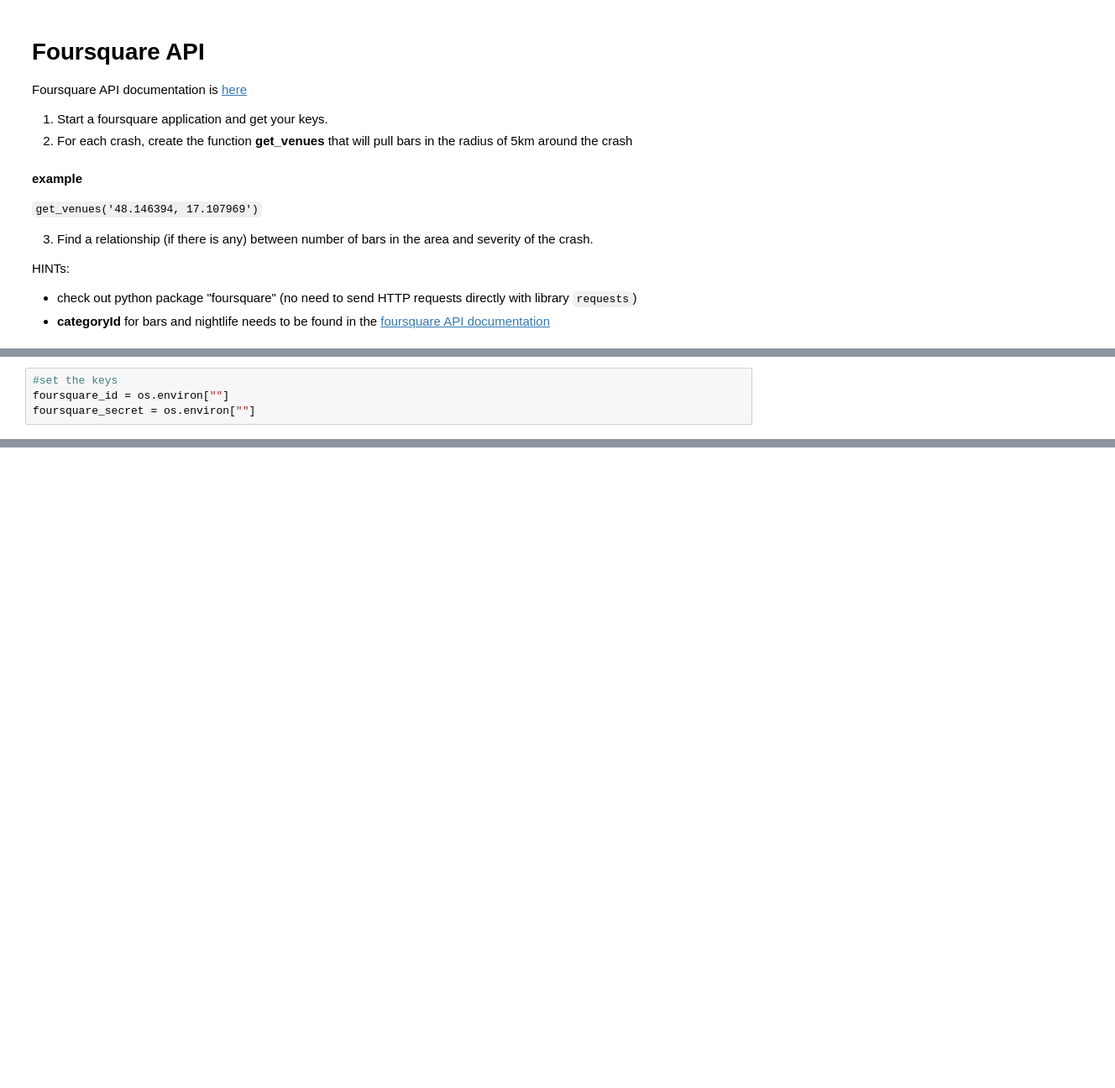
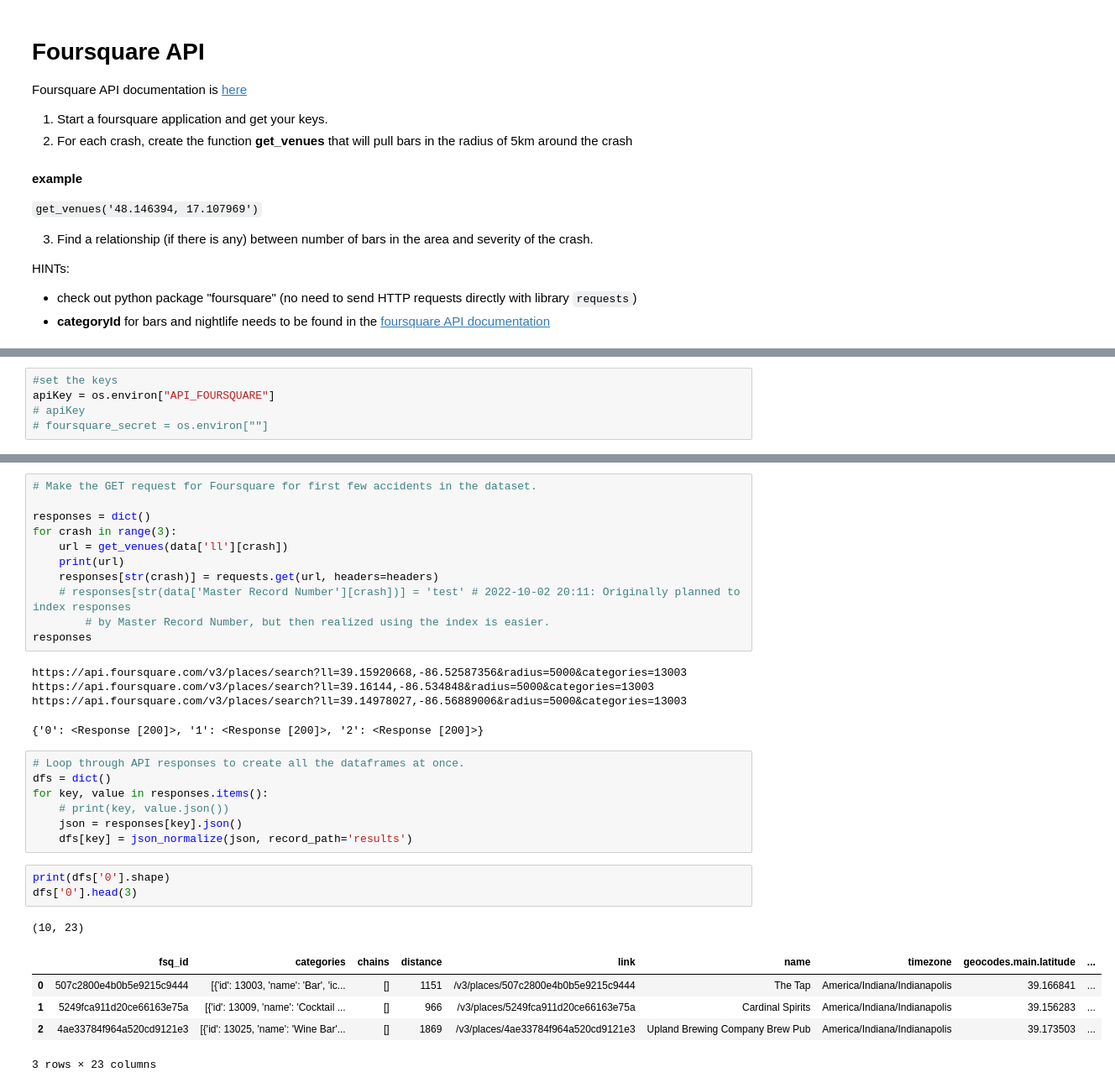
Before and after one commit to silvhua-Lighthouse/Other_data_types_exercise, a Jupyter notebook: Data_wrangling_challenge.ipynb, the cells around one changed output, grey strips where cells are left out. Shown at 84% size. Drawn from its saved outputs; the diff is of its cells as text; blank space fills up the shorter version.

```diff
--- a/Data_wrangling_challenge.ipynb
+++ b/Data_wrangling_challenge.ipynb
@@ -55,4 +128,5 @@ HINTs:
 # %%
 #set the keys
-foursquare_id = os.environ[""]
-foursquare_secret = os.environ[""]
+apiKey = os.environ["API_FOURSQUARE"]
+# apiKey
+# foursquare_secret = os.environ[""]
@@ -58,0 +164,33 @@ foursquare_secret = os.environ[""]
+# %%
+# Make the GET request for Foursquare for first few accidents in the dataset.
+
+responses = dict()
+for crash in range(3):
+    url = get_venues(data['ll'][crash])
+    print(url)
+    responses[str(crash)] = requests.get(url, headers=headers)
+    # responses[str(data['Master Record Number'][crash])] = 'test' # 2022-10-02 20:11: Originally planned to index responses
+        # by Master Record Number, but then realized using the index is easier.
+responses
+# %% [output]
+https://api.foursquare.com/v3/places/search?ll=39.15920668,-86.52587356&radius=5000&categories=13003
+https://api.foursquare.com/v3/places/search?ll=39.16144,-86.534848&radius=5000&categories=13003
+https://api.foursquare.com/v3/places/search?ll=39.14978027,-86.56889006&radius=5000&categories=13003
+{'0': <Response [200]>, '1': <Response [200]>, '2': <Response [200]>}
+# %%
+# Loop through API responses to create all the dataframes at once.
+dfs = dict()
+for key, value in responses.items():
+    # print(key, value.json())
+    json = responses[key].json()
+    dfs[key] = json_normalize(json, record_path='results')
+# %%
+print(dfs['0'].shape)
+dfs['0'].head(3)
+# %% [output]
+(10, 23)
+|  | fsq_id | categories | chains | distance | link | name | timezone | geocodes.main.latitude | ... |
+| 0 | 507c2800e4b0b5e9215c9444 | [{'id': 13003, 'name': 'Bar', 'ic... | [] | 1151 | /v3/places/507c2800e4b0b5e9215c9444 | The Tap | America/Indiana/Indianapolis | 39.166841 | ... |
+| 1 | 5249fca911d20ce66163e75a | [{'id': 13009, 'name': 'Cocktail ... | [] | 966 | /v3/places/5249fca911d20ce66163e75a | Cardinal Spirits | America/Indiana/Indianapolis | 39.156283 | ... |
+| 2 | 4ae33784f964a520cd9121e3 | [{'id': 13025, 'name': 'Wine Bar'... | [] | 1869 | /v3/places/4ae33784f964a520cd9121e3 | Upland Brewing Company Brew Pub | America/Indiana/Indianapolis | 39.173503 | ... |
+3 rows × 23 columns
```
Also changed, not shown: parts of 20 cells of this notebook.
